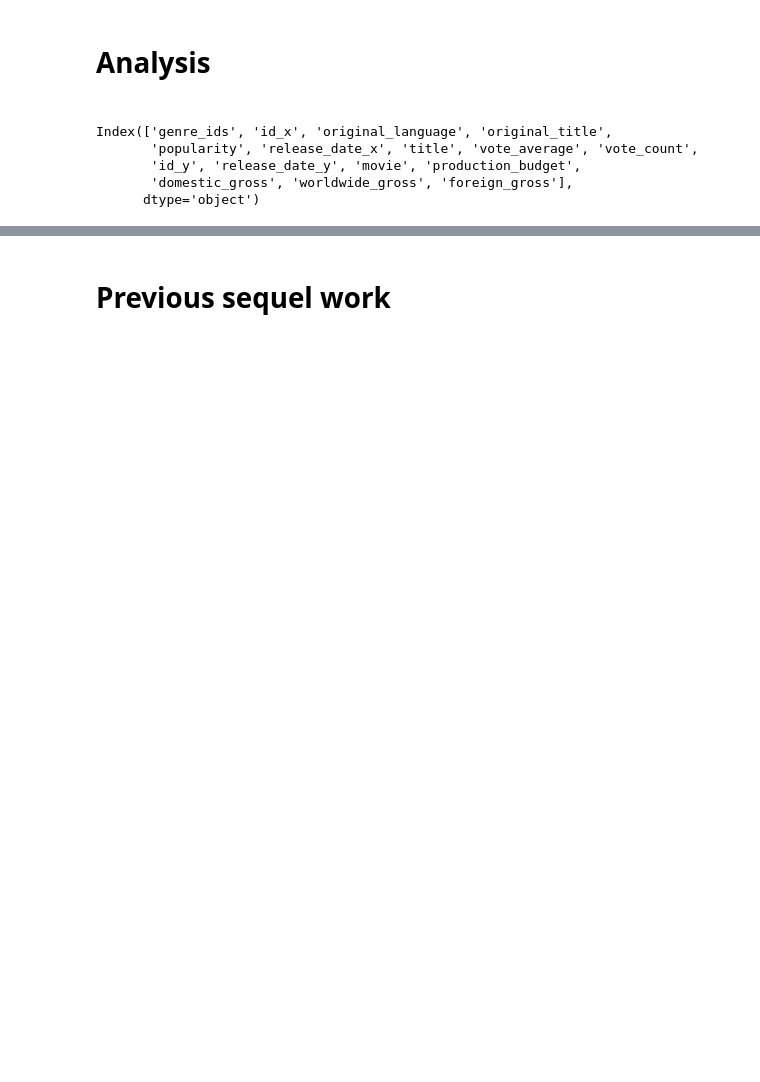
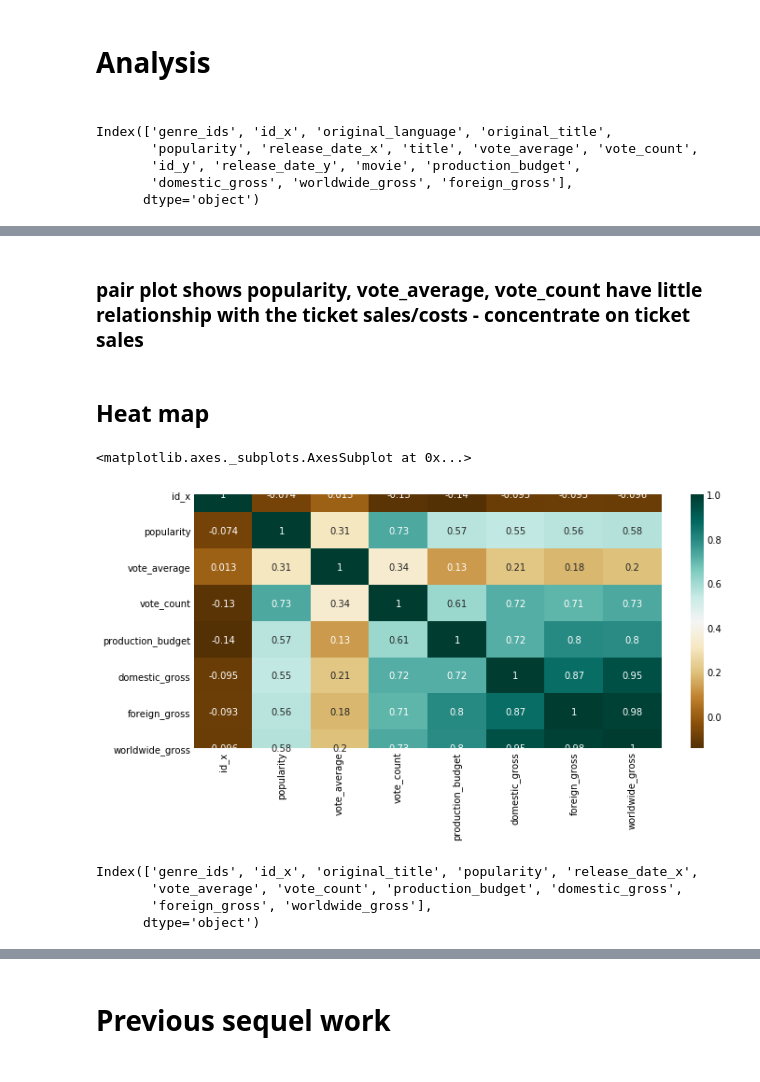
Before and after one commit to israeljls-j/dsc-mod-1-project-v2-1-onl01-dtsc-ft-070620, a Jupyter notebook: correct_student.ipynb, the cells around one changed output, grey strips where cells are left out. Saved outputs shown, nothing was run; the diff lists cells and outputs as text; code cells hidden in the pictures; blank space fills up the shorter version.

```diff
--- a/correct_student.ipynb
+++ b/correct_student.ipynb
@@ -917,0 +851,18 @@ df_explode
+# %% [markdown]
+### pair plot shows popularity, vote_average, vote_count have little relationship with the ticket sales/costs - concentrate on ticket sales
+# %% [markdown]
+<h2>Heat map</h2>
+# %%
+plt.figure(figsize=(10,5))
+c= financial_file.corr()
+sns.heatmap(c,cmap="BrBG",annot=True)
+# %% [output]
+<matplotlib.axes._subplots.AxesSubplot at 0x...>
+[figure, added]
+# %%
+financial_file.columns
+# %% [output]
+Index(['genre_ids', 'id_x', 'original_title', 'popularity', 'release_date_x',
+       'vote_average', 'vote_count', 'production_budget', 'domestic_gross',
+       'foreign_gross', 'worldwide_gross'],
+      dtype='object')
```
Also changed, not shown: parts of 55 cells of this notebook, 1 other file.
